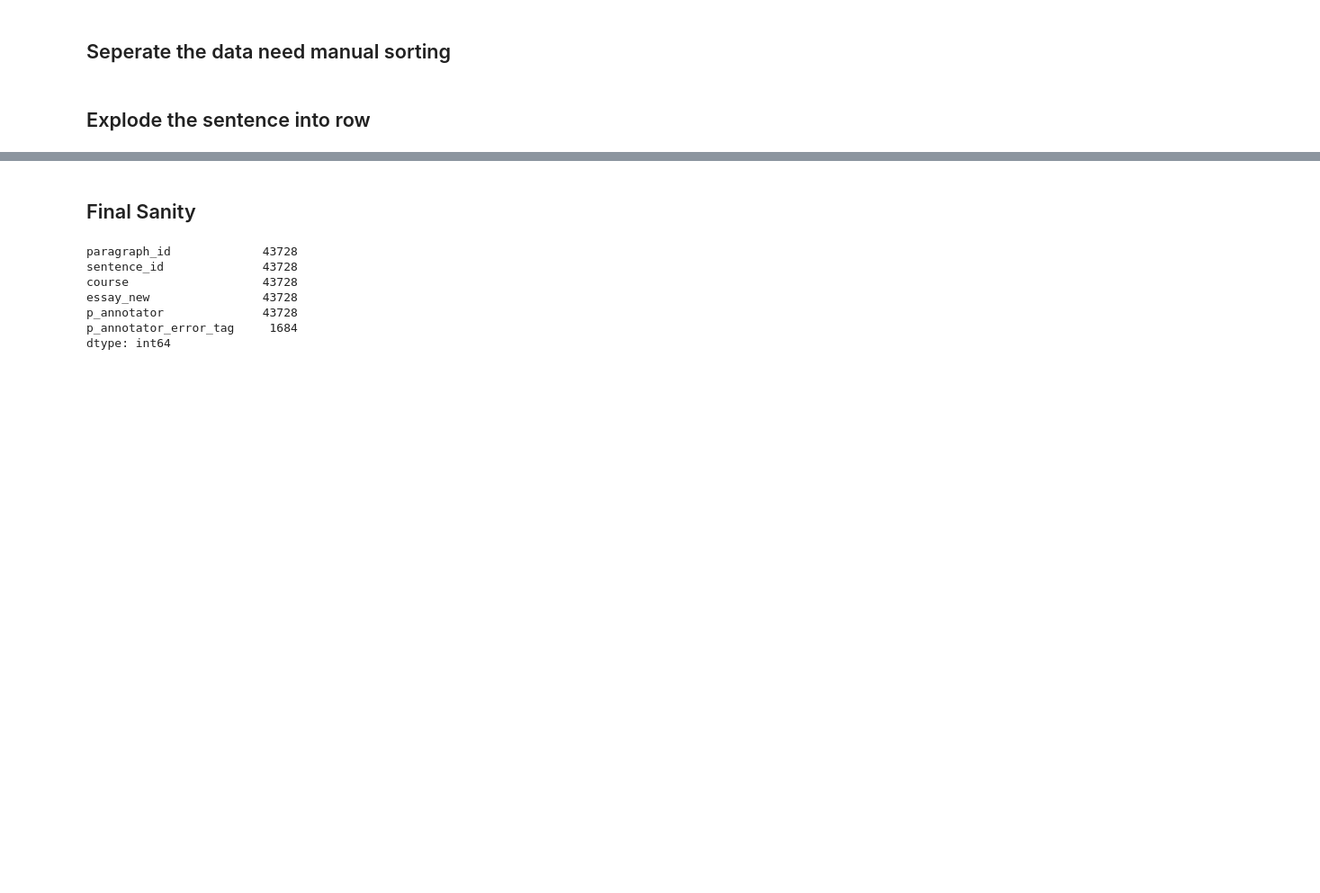
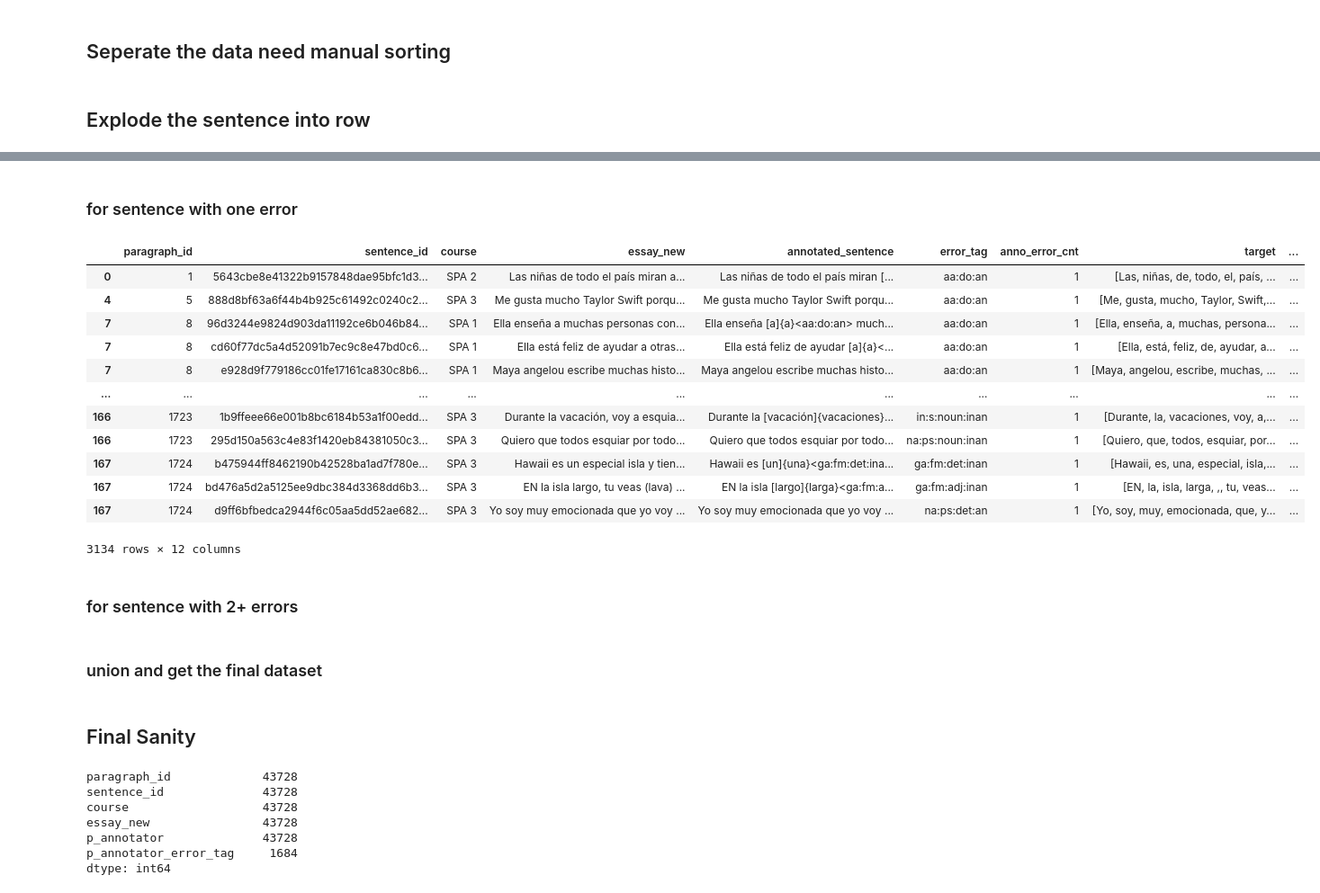
Before and after one commit to team-langbot/model_gec, a Jupyter notebook: EDA.ipynb, the cells around one changed output, grey strips where cells are left out. Shown at 90% size. Cells and saved outputs as stored; diff of their text form; code cells hidden in the pictures; blank space fills up the shorter version.

```diff
--- a/EDA.ipynb
+++ b/EDA.ipynb
@@ -347,0 +419,63 @@ df_final[df_final['p_annotator_error_tag'].notnull()]
+# %% [markdown]
+### for sentence with one error
+# %%
+pattern = r'\[.*?\]\{.*?\}\<.*?\>'
+
+df_final['anno_error_cnt'] = df_final['annotated_sentence'].str.count(pattern)
+# filter out df with only one error
+df_final_with1_error = df_final[df_final['anno_error_cnt'] == 1]
+# %%
+def get_error_position(sentence):
+  pattern = r'\[.*?\]\{.*?\}\<.*?\>'
+  for i in range(len(sentence)):
+    if re.search(pattern, sentence[i]):
+      return [i, len(sentence)+1+i]
+
+def format_target(sentence):
+  pattern = r'\[.*?\]\{.*?\}\<.*?\>'
+  for i in range(len(sentence)):
+    if re.search(pattern, sentence[i]):
+      replace_word = re.match(r'\[.*?\]\{(.*?)\}\<.*?\>', sentence[i]).group(1)
+      if len(replace_word) == 0:
+        sentence[i] = '[NONE]'
+      else:
+        sentence[i] = replace_word
+  return sentence
+
+def format_source(sentence):
+  pattern = r'\[.*?\]\{.*?\}\<.*?\>'
+  for i in range(len(sentence)):
+    if re.search(pattern, sentence[i]):
+      replace_word = re.match(r'\[(.*?)\]\{.*?\}\<.*?\>', sentence[i]).group(1)
+      if len(replace_word) == 0:
+        sentence[i] = '[NONE]'
+      else:
+        sentence[i] = replace_word
+  return sentence
+# %%
+# turn annotated sentence into a list
+df_final_with1_error['target'] = df_final_with1_error['annotated_sentence'].apply(lambda x:re.findall(r'\b\w+\b|\[.*?\]\{.*?\}\<.*?\>|\S', x))
+# get the error position
+df_final_with1_error['correction_index'] = df_final_with1_error['target'].apply(get_error_position)
+df_final_with1_error['error_type'] = df_final_with1_error['error_tag'].str.extract(r'(.{2}:.{2}):.{2}')
+df_final_with1_error['target'] = df_final_with1_error['target'].apply(format_target)
+df_final_with1_error['source'] = df_final_with1_error['annotated_sentence'].apply(lambda x:re.findall(r'\b\w+\b|\[.*?\]\{.*?\}\<.*?\>|\S', x))
+df_final_with1_error['source'] = df_final_with1_error['source'].apply(format_source)
+# %%
+df_final_with1_error
+# %% [output]
+|  | paragraph_id | sentence_id | course | essay_new | annotated_sentence | error_tag | anno_error_cnt | target | ... |
+| 0 | 1 | 5643cbe8e41322b9157848dae95bfc1d3... | SPA 2 | Las niñas de todo el país miran a... | Las niñas de todo el país miran [... | aa:do:an | 1 | [Las, niñas, de, todo, el, país, ... | ... |
+| 4 | 5 | 888d8bf63a6f44b4b925c61492c0240c2... | SPA 3 | Me gusta mucho Taylor Swift porqu... | Me gusta mucho Taylor Swift porqu... | aa:do:an | 1 | [Me, gusta, mucho, Taylor, Swift,... | ... |
+| 7 | 8 | 96d3244e9824d903da11192ce6b046b84... | SPA 1 | Ella enseña a muchas personas con... | Ella enseña [a]{a}<aa:do:an> much... | aa:do:an | 1 | [Ella, enseña, a, muchas, persona... | ... |
+| 7 | 8 | cd60f77dc5a4d52091b7ec9c8e47bd0c6... | SPA 1 | Ella está feliz de ayudar a otras... | Ella está feliz de ayudar [a]{a}<... | aa:do:an | 1 | [Ella, está, feliz, de, ayudar, a... | ... |
+| 7 | 8 | e928d9f779186cc01fe17161ca830c8b6... | SPA 1 | Maya angelou escribe muchas histo... | Maya angelou escribe muchas histo... | aa:do:an | 1 | [Maya, angelou, escribe, muchas, ... | ... |
+| ... | ... | ... | ... | ... | ... | ... | ... | ... | ... |
+| 166 | 1723 | 1b9ffeee66e001b8bc6184b53a1f00edd... | SPA 3 | Durante la vacación, voy a esquia... | Durante la [vacación]{vacaciones}... | in:s:noun:inan | 1 | [Durante, la, vacaciones, voy, a,... | ... |
+| 166 | 1723 | 295d150a563c4e83f1420eb84381050c3... | SPA 3 | Quiero que todos esquiar por todo... | Quiero que todos esquiar por todo... | na:ps:noun:inan | 1 | [Quiero, que, todos, esquiar, por... | ... |
+| 167 | 1724 | b475944ff8462190b42528ba1ad7f780e... | SPA 3 | Hawaii es un especial isla y tien... | Hawaii es [un]{una}<ga:fm:det:ina... | ga:fm:det:inan | 1 | [Hawaii, es, una, especial, isla,... | ... |
+| 167 | 1724 | bd476a5d2a5125ee9dbc384d3368dd6b3... | SPA 3 | EN la isla largo, tu veas (lava) ... | EN la isla [largo]{larga}<ga:fm:a... | ga:fm:adj:inan | 1 | [EN, la, isla, larga, ,, tu, veas... | ... |
+| 167 | 1724 | d9ff6bfbedca2944f6c05aa5dd52ae682... | SPA 3 | Yo soy muy emocionada que yo voy ... | Yo soy muy emocionada que yo voy ... | na:ps:det:an | 1 | [Yo, soy, muy, emocionada, que, y... | ... |
+3134 rows × 12 columns
+# %% [markdown]
+### for sentence with 2+ errors
@@ -348,3 +494,5 @@ df_final[df_final['p_annotator_error_tag'].notnull()]
+# %% [markdown]
+### union and get the final dataset
 # %% [markdown]
 ## Final Sanity
 # %%
```
Also changed, not shown: parts of 20 cells of this notebook.
